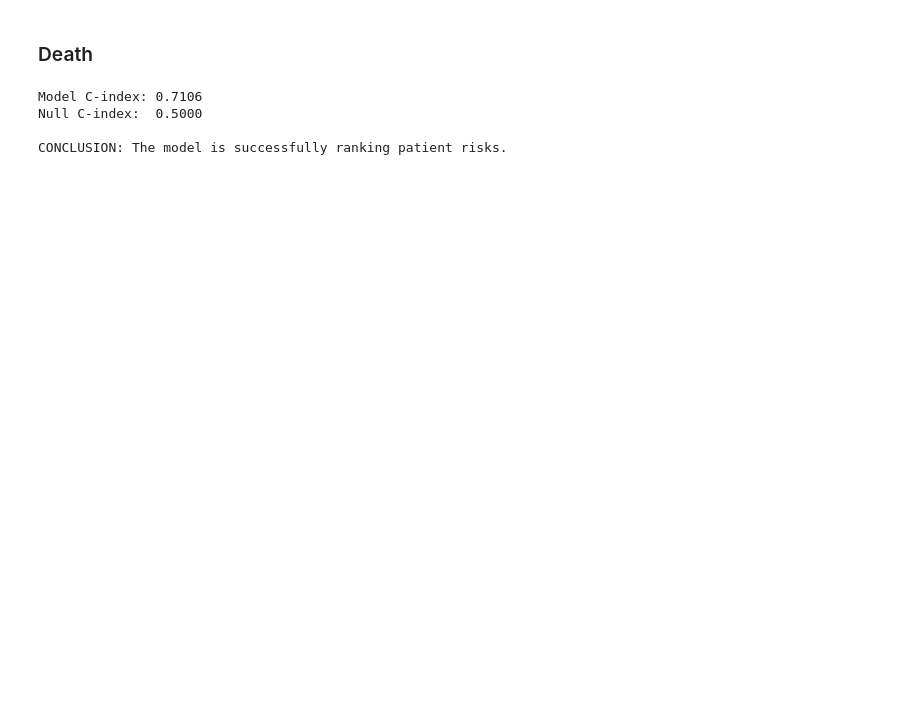
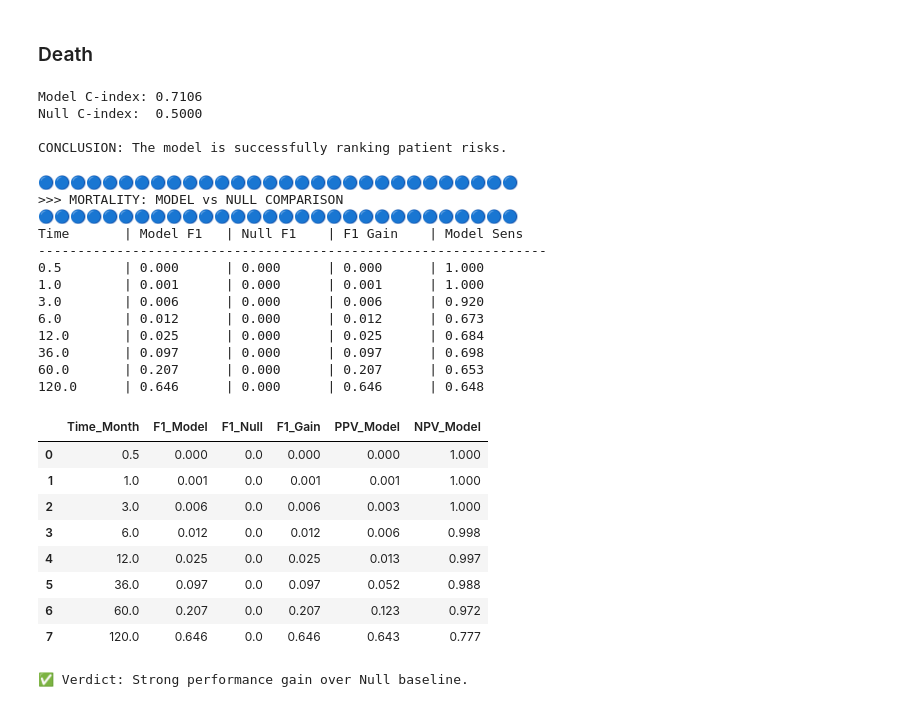
Before and after one commit to FONDECYTACC/cons2025, a Jupyter notebook: best_subset_based_on_disc_jan26.ipynb, the cells around one changed output. Saved outputs shown, nothing was run; the diff lists cells and outputs as text; code cells hidden in the pictures; blank space fills up the shorter version.

```diff
--- a/best_subset_based_on_disc_jan26.ipynb
+++ b/best_subset_based_on_disc_jan26.ipynb
@@ -1752,3 +2603,64 @@ Model C-index: 0.7106
 Null C-index:  0.5000
 
 CONCLUSION: The model is successfully ranking patient risks.
+# %%
+from sklearn.model_selection import train_test_split
+from sksurv.linear_model import CoxnetSurvivalAnalysis # Probablemente también necesites esta si no la cargaste antes
+
+print("\n" + "🔵"*30)
+print(">>> MORTALITY: MODEL vs NULL COMPARISON")
+print("🔵"*30)
+
+# 1. Prepare Data (Using Imputation 0)
+X = imputations_list_jan26[0]
+y = y_surv_death_list[0] # <--- Changed to Death
+
+# 2. Split
+X_train, X_test, y_train, y_test = train_test_split(
+    X, y, test_size=0.2, stratify=y['event'], random_state=2125
+)
+
+# 3. Fit Model
+cox_death = CoxnetSurvivalAnalysis(
+    l1_ratio=0.1, alpha_min_ratio=0.01, n_alphas=50, fit_baseline_model=True
+)
+cox_death.fit(X_train, y_train)
+
+# Predict Risk Scores
+scores_death = cox_death.predict(X_test)
+
+# 4. Run Comparison
+df_death_comp = compare_model_vs_null(
+    y_train, y_test, scores_death, times_eval_grid
+)
+
+# 5. Display
+cols = ['Time_Month', 'F1_Model', 'F1_Null', 'F1_Gain', 'PPV_Model', 'NPV_Model']
+display(df_death_comp[cols].round(3))
+
+if df_death_comp['F1_Gain'].mean() > 0.1:
+    print("✅ Verdict: Strong performance gain over Null baseline.")
+# %% [output]
+🔵🔵🔵🔵🔵🔵🔵🔵🔵🔵🔵🔵🔵🔵🔵🔵🔵🔵🔵🔵🔵🔵🔵🔵🔵🔵🔵🔵🔵🔵
+>>> MORTALITY: MODEL vs NULL COMPARISON
+🔵🔵🔵🔵🔵🔵🔵🔵🔵🔵🔵🔵🔵🔵🔵🔵🔵🔵🔵🔵🔵🔵🔵🔵🔵🔵🔵🔵🔵🔵
+Time       | Model F1   | Null F1    | F1 Gain    | Model Sens
+-----------------------------------------------------------------
+0.5        | 0.000      | 0.000      | 0.000      | 1.000
+1.0        | 0.001      | 0.000      | 0.001      | 1.000
+3.0        | 0.006      | 0.000      | 0.006      | 0.920
+6.0        | 0.012      | 0.000      | 0.012      | 0.673
+12.0       | 0.025      | 0.000      | 0.025      | 0.684
+36.0       | 0.097      | 0.000      | 0.097      | 0.698
+60.0       | 0.207      | 0.000      | 0.207      | 0.653
+120.0      | 0.646      | 0.000      | 0.646      | 0.648
+|  | Time_Month | F1_Model | F1_Null | F1_Gain | PPV_Model | NPV_Model |
+| 0 | 0.5 | 0.000 | 0.0 | 0.000 | 0.000 | 1.000 |
+| 1 | 1.0 | 0.001 | 0.0 | 0.001 | 0.001 | 1.000 |
+| 2 | 3.0 | 0.006 | 0.0 | 0.006 | 0.003 | 1.000 |
+| 3 | 6.0 | 0.012 | 0.0 | 0.012 | 0.006 | 0.998 |
+| 4 | 12.0 | 0.025 | 0.0 | 0.025 | 0.013 | 0.997 |
+| 5 | 36.0 | 0.097 | 0.0 | 0.097 | 0.052 | 0.988 |
+| 6 | 60.0 | 0.207 | 0.0 | 0.207 | 0.123 | 0.972 |
+| 7 | 120.0 | 0.646 | 0.0 | 0.646 | 0.643 | 0.777 |
+✅ Verdict: Strong performance gain over Null baseline.
```
Also changed, not shown: parts of 10 cells of this notebook.
